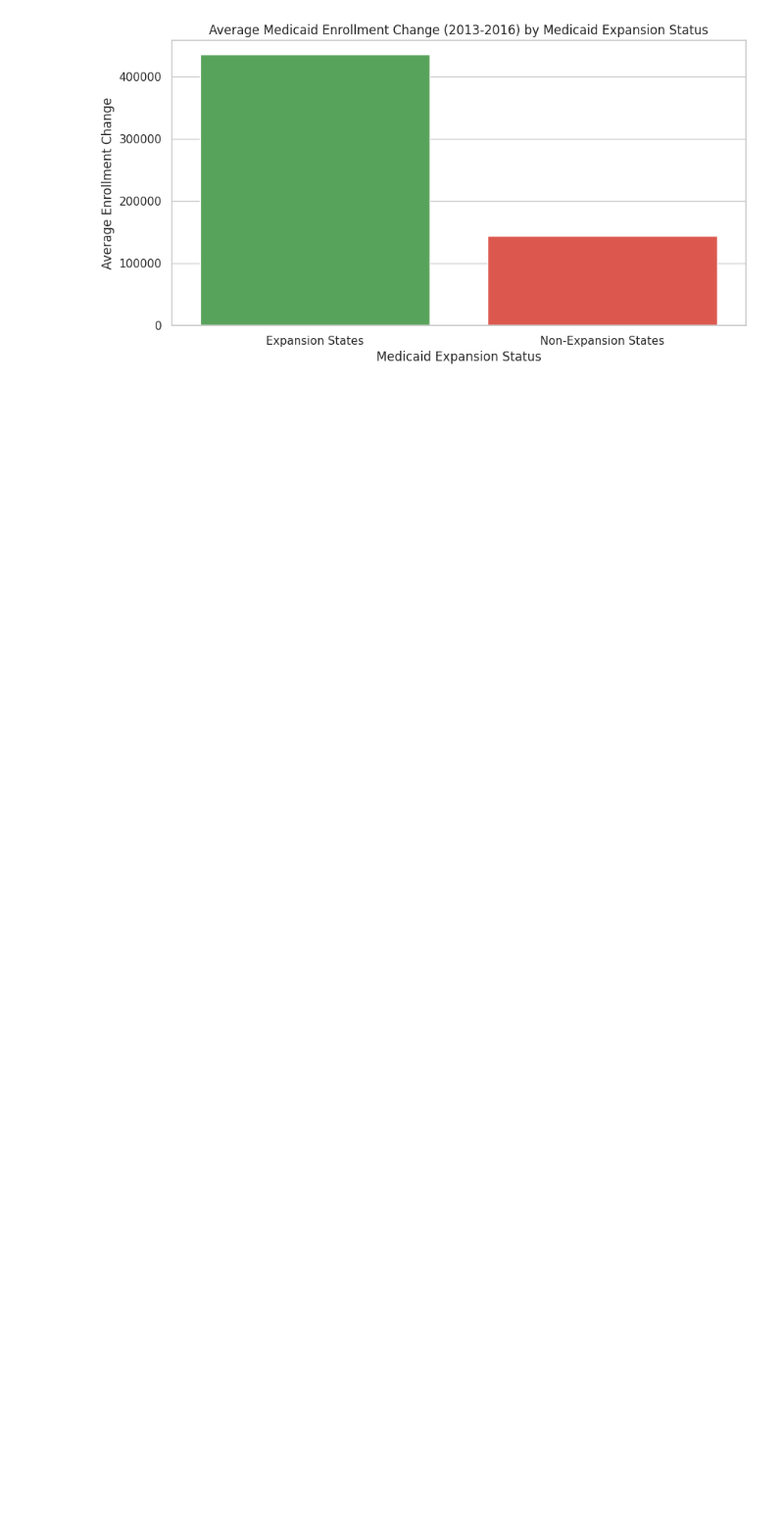
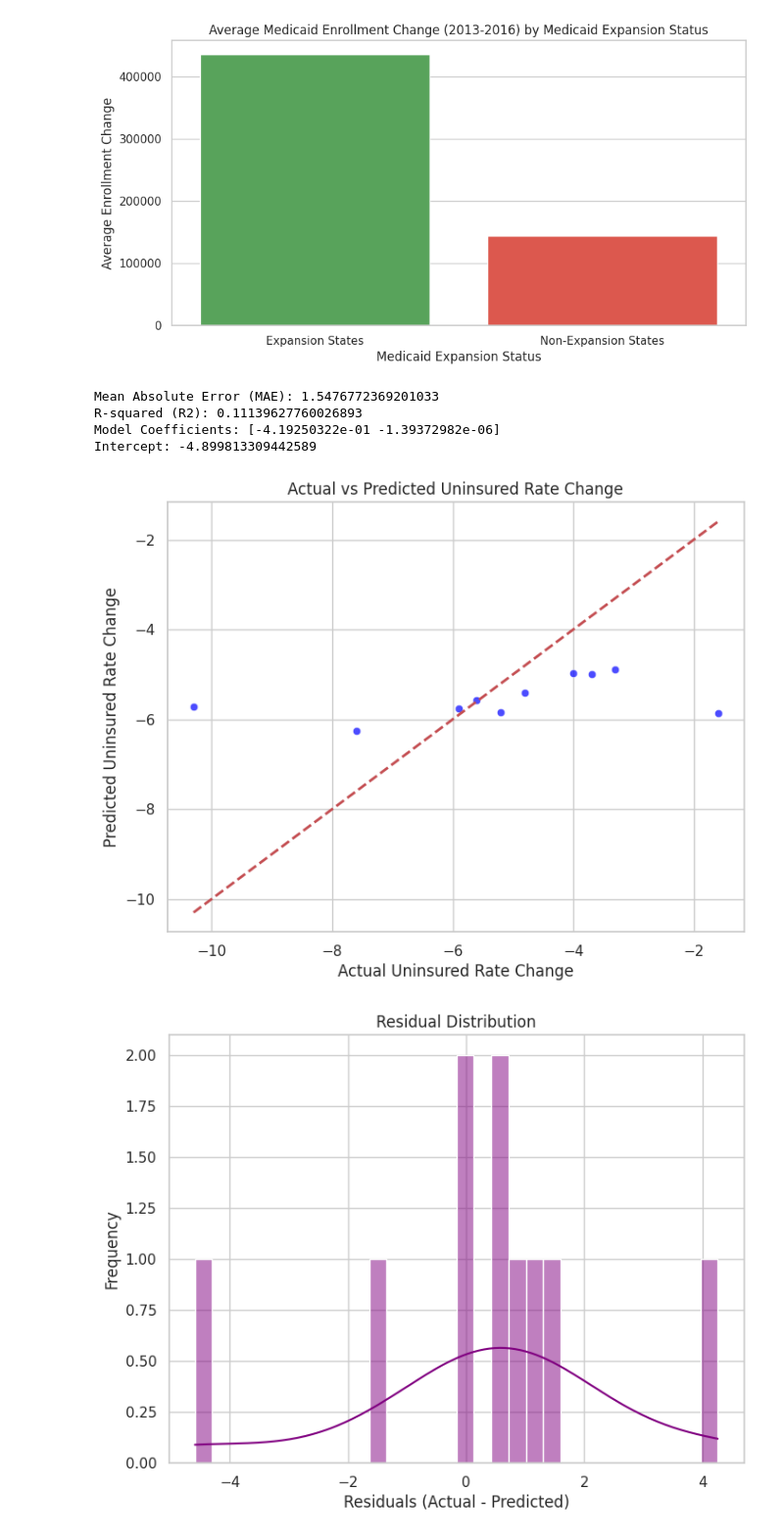
Before and after one commit to anikethbabu/DTSC_1302_Group_Project, a Jupyter notebook: Colab_Visualization.ipynb, the cells around one changed output. Shown at 98% size. Cells and saved outputs as stored; diff of their text form; code cells hidden in the pictures; blank space fills up the shorter version.

Commit message:
Added the ai model to notebook. Based on actual and predicted.

```diff
--- a/Colab_Visualization.ipynb
+++ b/Colab_Visualization.ipynb
@@ -52,3 +52,76 @@ plt.show()
 # %% [output]
 [figure]
 [figure]
+# %%
+import pandas as pd
+from sklearn.model_selection import train_test_split
+from sklearn.linear_model import LinearRegression
+from sklearn.metrics import mean_absolute_error, r2_score
+import numpy as np
+
+# Load and clean data
+url = "https://raw.githubusercontent.com/anikethbabu/DTSC_1302_Group_Project/refs/heads/main/Health_Insurance_In_States.csv"
+df = pd.read_csv(url)
+df = df.dropna()
+
+# Convert percentage strings to float
+df['Uninsured Rate Change (2010-2015)'] = df['Uninsured Rate Change (2010-2015)'].str.replace('%', '').astype(float)
+
+# Encode categorical variable (Medicaid Expansion)
+df['State Medicaid Expansion (2016)'] = df['State Medicaid Expansion (2016)'].astype(int)
+
+# Define features (X) and target (y)
+X = df[['State Medicaid Expansion (2016)', 'Medicaid Enrollment Change (2013-2016)']]
+y = df['Uninsured Rate Change (2010-2015)']
+
+# Split data into training and testing sets
+X_train, X_test, y_train, y_test = train_test_split(X, y, test_size=0.2, random_state=42)
+
+# Train a Linear Regression model
+model = LinearRegression()
+model.fit(X_train, y_train)
+
+# Predict on the test set
+y_pred = model.predict(X_test)
+
+# Evaluate the model
+mae = mean_absolute_error(y_test, y_pred)
+r2 = r2_score(y_test, y_pred)
+
+print(f"Mean Absolute Error (MAE): {mae}")
+print(f"R-squared (R2): {r2}")
+
+# Coefficients of the model
+print("Model Coefficients:", model.coef_)
+print("Intercept:", model.intercept_)
+# %% [output]
+Mean Absolute Error (MAE): 1.5476772369201033
+R-squared (R2): 0.11139627760026893
+Model Coefficients: [-4.19250322e-01 -1.39372982e-06]
+Intercept: -4.899813309442589
+# %%
+import matplotlib.pyplot as plt
+import seaborn as sns
+
+# Actual vs. Predicted Plot
+plt.figure(figsize=(8, 6))
+sns.scatterplot(x=y_test, y=y_pred, color='blue', alpha=0.7)
+plt.plot([y_test.min(), y_test.max()], [y_test.min(), y_test.max()], 'r--', linewidth=2)
+plt.title("Actual vs Predicted Uninsured Rate Change")
+plt.xlabel("Actual Uninsured Rate Change")
+plt.ylabel("Predicted Uninsured Rate Change")
+plt.grid(True)
+plt.show()
+
+# Residual Plot
+residuals = y_test - y_pred
+plt.figure(figsize=(8, 6))
+sns.histplot(residuals, kde=True, bins=30, color='purple')
+plt.title("Residual Distribution")
+plt.xlabel("Residuals (Actual - Predicted)")
+plt.ylabel("Frequency")
+plt.grid(True)
+plt.show()
+# %% [output]
+[figure, added]
+[figure, added]
```
